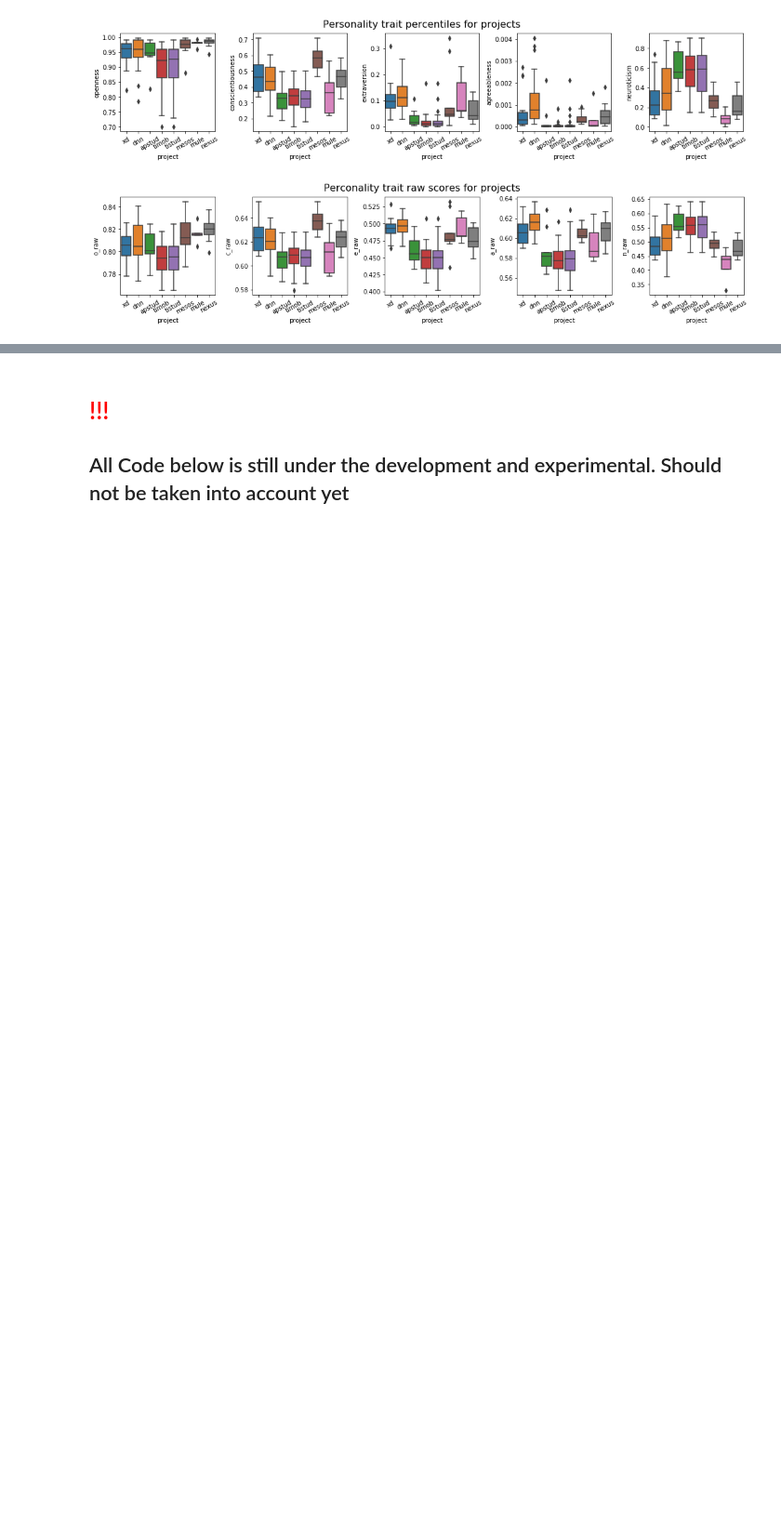
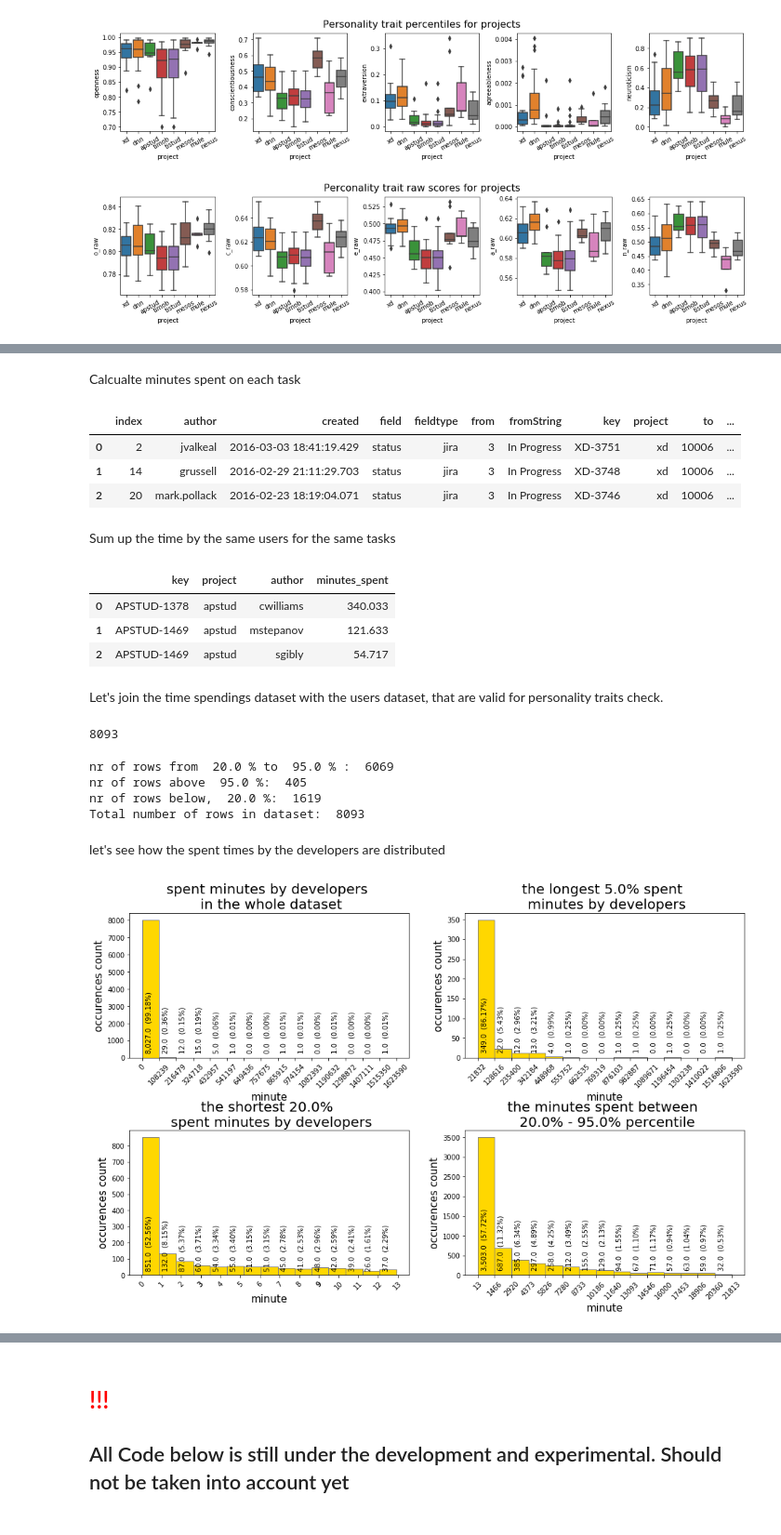
Before and after one commit to gogoladzetedo/Personalities_In_Agile, a Jupyter notebook: Analysis.ipynb, the cells around one changed output, grey strips where cells are left out. Shown at 93% size. Saved outputs shown, nothing was run; the diff lists cells and outputs as text; code cells hidden in the pictures; blank space fills up the shorter version.

```diff
--- a/Analysis.ipynb
+++ b/Analysis.ipynb
@@ -829,0 +871,58 @@ sns.scatterplot(project_user_personalities['n_raw'], project_user_personalities[
+# %% [markdown]
+Calcualte minutes spent on each task
+# %%
+changelog_from_inprogress['minutes_spent']=(pd.to_datetime(changelog_from_inprogress['created'])
+                            - pd.to_datetime(changelog_from_inprogress['prev_status_created'])) / np.timedelta64(1, 'm')
+changelog_from_inprogress.head(3)
+# %% [output]
+|  | index | author | created | field | fieldtype | from | fromString | key | project | to | ... |
+| 0 | 2 | jvalkeal | 2016-03-03 18:41:19.429 | status | jira | 3 | In Progress | XD-3751 | xd | 10006 | ... |
+| 1 | 14 | grussell | 2016-02-29 21:11:29.703 | status | jira | 3 | In Progress | XD-3748 | xd | 10006 | ... |
+| 2 | 20 | mark.pollack | 2016-02-23 18:19:04.071 | status | jira | 3 | In Progress | XD-3746 | xd | 10006 | ... |
+# %% [markdown]
+Sum up the time by the same users for the same tasks
+# %%
+user_key_timespent=changelog_from_inprogress.groupby(['key', 'project', 'author']).agg({'minutes_spent':'sum'})
+user_key_timespent.reset_index(level= [0,1,2], inplace=True)
+# %%
+user_key_timespent.head(3)
+# %% [output]
+|  | key | project | author | minutes_spent |
+| 0 | APSTUD-1378 | apstud | cwilliams | 340.033 |
+| 1 | APSTUD-1469 | apstud | mstepanov | 121.633 |
+| 2 | APSTUD-1469 | apstud | sgibly | 54.717 |
+# %% [markdown]
+Let's join the time spendings dataset with the users dataset, that are valid for personality traits check.
+# %%
+user_task_time = pd.merge(user_personalities, user_key_timespent, how = 'inner',
+        left_on = 'user', right_on = 'author')[['user', 'emailAddress', 'project', 'key', 'minutes_spent']]
+# %%
+user_task_time.shape[0]
+# %% [output]
+8093
+# %%
+t=0.05
+b=0.20
+cut_val_t = round((int(user_task_time.shape[0]) * t))
+cut_val_b = round((int(user_task_time.shape[0]) * b))
+cut_val_top = user_task_time.sort_values('minutes_spent', ascending=False).head(cut_val_t).iloc[cut_val_t-1].minutes_spent
+cut_val_bottom = user_task_time.sort_values('minutes_spent', ascending=True).head(cut_val_b).iloc[cut_val_b-1].minutes_spent
+
+print('nr of rows from ', b*100, '% to ', str(100-100*t), '% : ', user_task_time[(user_task_time['minutes_spent']<cut_val_top) & (user_task_time['minutes_spent']>cut_val_bottom)].shape[0])
+print('nr of rows above ', str(100-100*t), '%: ',user_task_time[user_task_time['minutes_spent']>=cut_val_top].shape[0])
+print('nr of rows below, ', b*100, '%: ',user_task_time[user_task_time['minutes_spent']<=cut_val_bottom].shape[0])
+print('Total number of rows in dataset: ', user_task_time.shape[0])
+# %% [output]
+nr of rows from  20.0 % to  95.0 % :  6069
+nr of rows above  95.0 %:  405
+nr of rows below,  20.0 %:  1619
+Total number of rows in dataset:  8093
+# %% [markdown]
+let's see how the spent times by the developers are distributed
+# %%
+hist_with_perc(user_task_time['minutes_spent'], 15,'spent minutes by developers \n in the whole dataset','minute','occurences count','gold'
+            , user_task_time[user_task_time['minutes_spent']>=cut_val_top]['minutes_spent'],15,('the longest '+str(t*100)+'% spent \n minutes by developers')
+            , user_task_time[user_task_time['minutes_spent']<=cut_val_bottom]['minutes_spent'],15,('the shortest '+str(b*100)+'% \n spent minutes by developers')
+            , user_task_time[(user_task_time['minutes_spent']<cut_val_top)&(user_task_time['minutes_spent']>cut_val_bottom)].minutes_spent,15,('the minutes spent between \n '+str(b*100)+'% - '+str(100-t*100)+'% percentile'))
+# %% [output]
+[figure, added]
```
Also changed, not shown: parts of 45 cells of this notebook.
